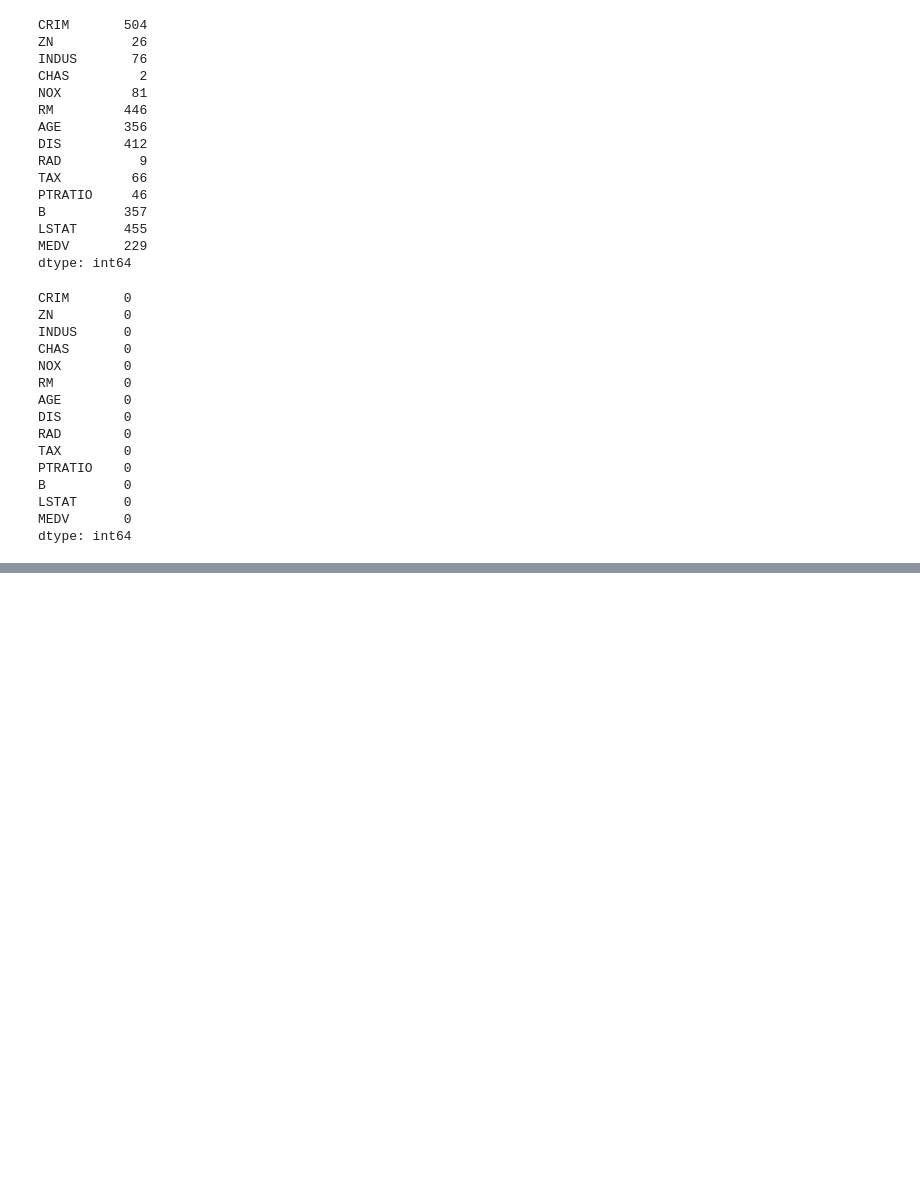
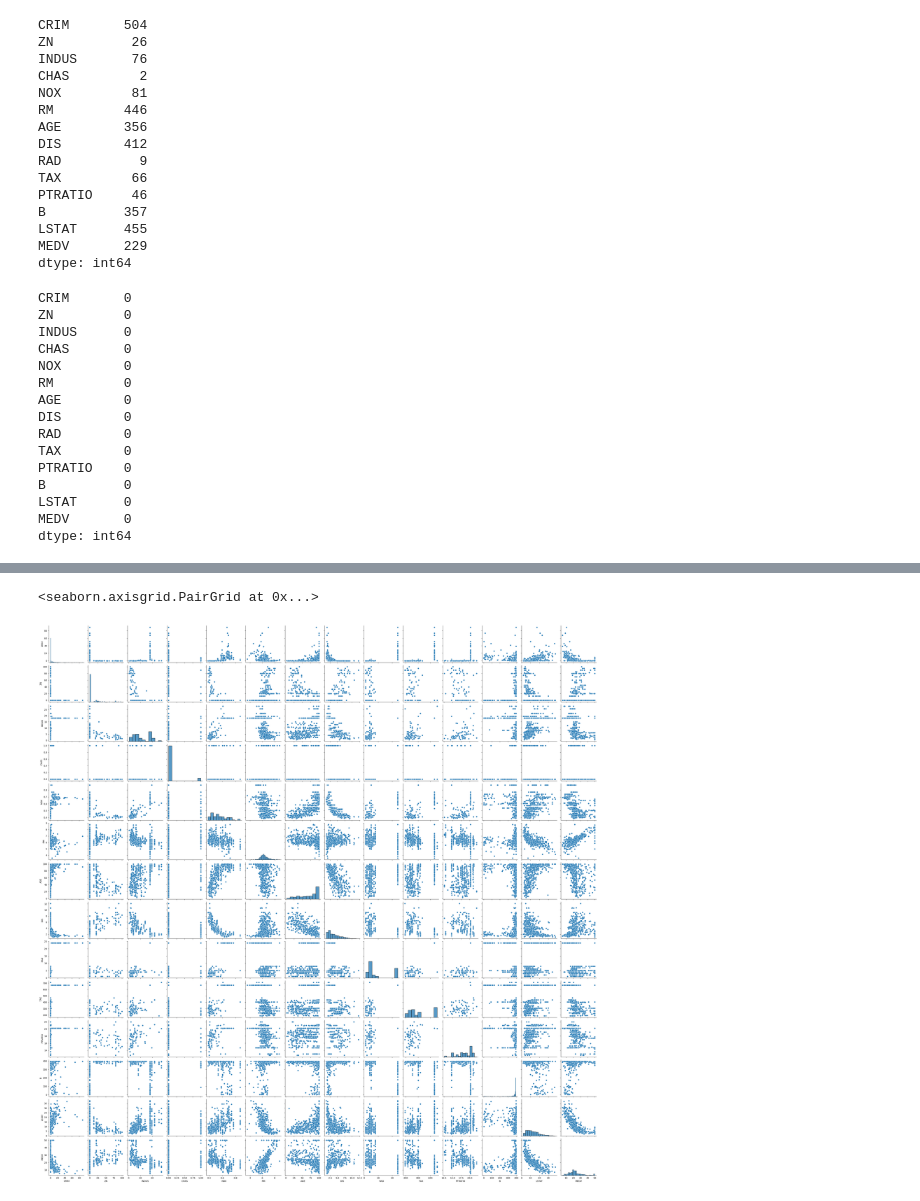
Before and after one commit to mihirh19/house-price-prediction, a Jupyter notebook: deepnote/Project_linearregression.ipynb, the cells around one changed output, grey strips where cells are left out. Cells and saved outputs as stored; diff of their text form; code cells hidden in the pictures; blank space fills up the shorter version.

```diff
--- a/deepnote/Project_linearregression.ipynb
+++ b/deepnote/Project_linearregression.ipynb
@@ -113,0 +154,5 @@ dtype: int64
+# %%
+sns.pairplot(df, size=2.5)
+# %% [output]
+<seaborn.axisgrid.PairGrid at 0x...>
+[figure, added]
```
Also changed, not shown: parts of 32 cells of this notebook, 2 other files.
